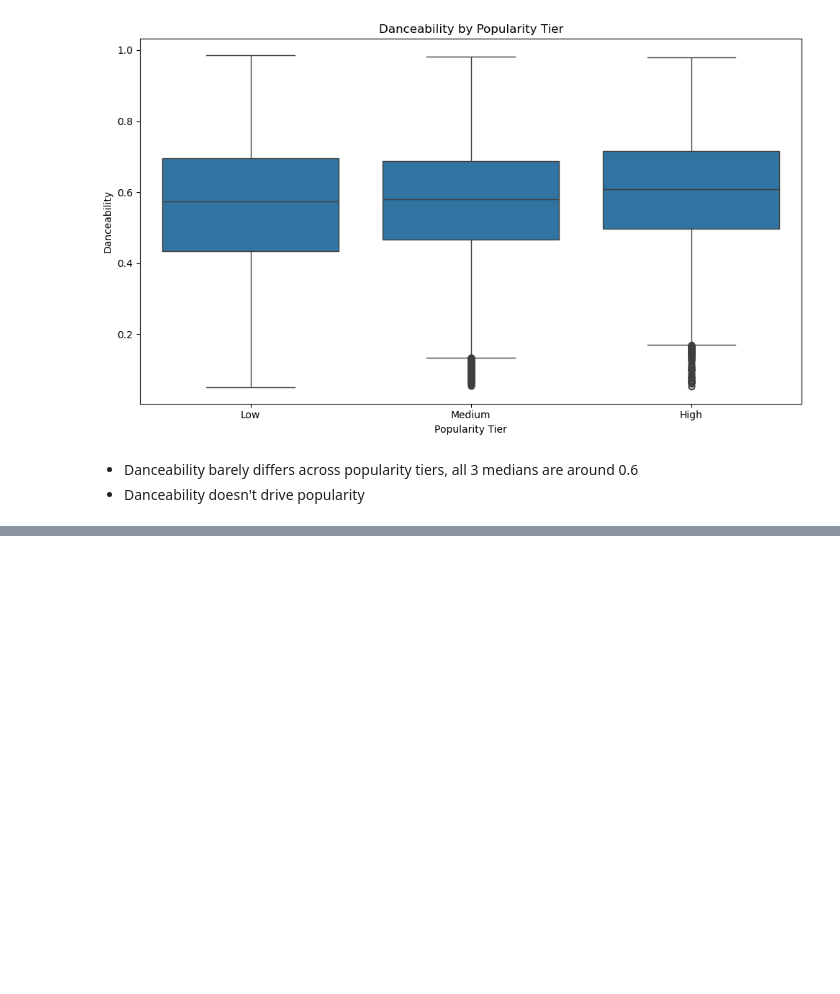
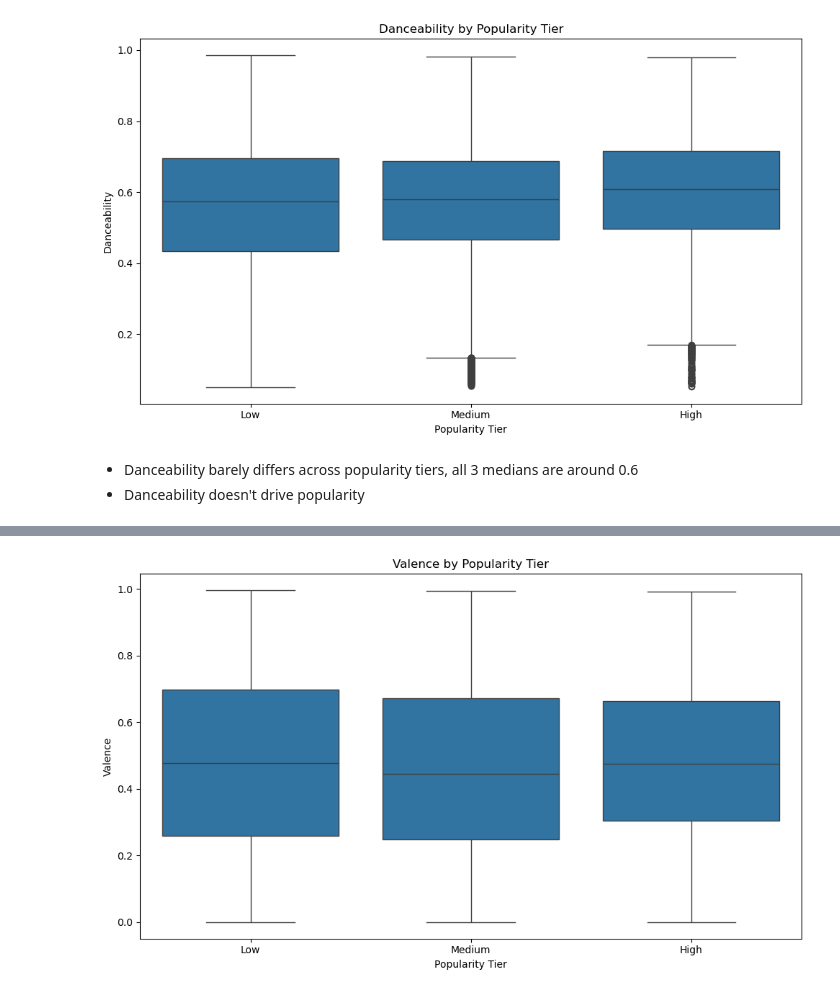
Before and after one commit to DerekHickey6/ml-mini-projects, a Jupyter notebook: eda-portfolio/notebooks/spotify_eda.ipynb, the cells around one changed output, grey strips where cells are left out. Drawn from its saved outputs; the diff is of its cells as text; code cells hidden in the pictures; blank space fills up the shorter version.

```diff
--- a/eda-portfolio/notebooks/spotify_eda.ipynb
+++ b/eda-portfolio/notebooks/spotify_eda.ipynb
@@ -244,0 +256,11 @@ plt.show()
+# %%
+# Boxplot of valence by popularity tier
+plt.figure(figsize=(10, 6))
+sns.boxplot(x='popularity_tier', y='valence', data=df)
+plt.title('Valence by Popularity Tier')
+plt.xlabel('Popularity Tier')
+plt.ylabel('Valence')
+plt.tight_layout()
+plt.show()
+# %% [output]
+[figure, added]
```
Also changed, not shown: parts of 1 cell of this notebook.
